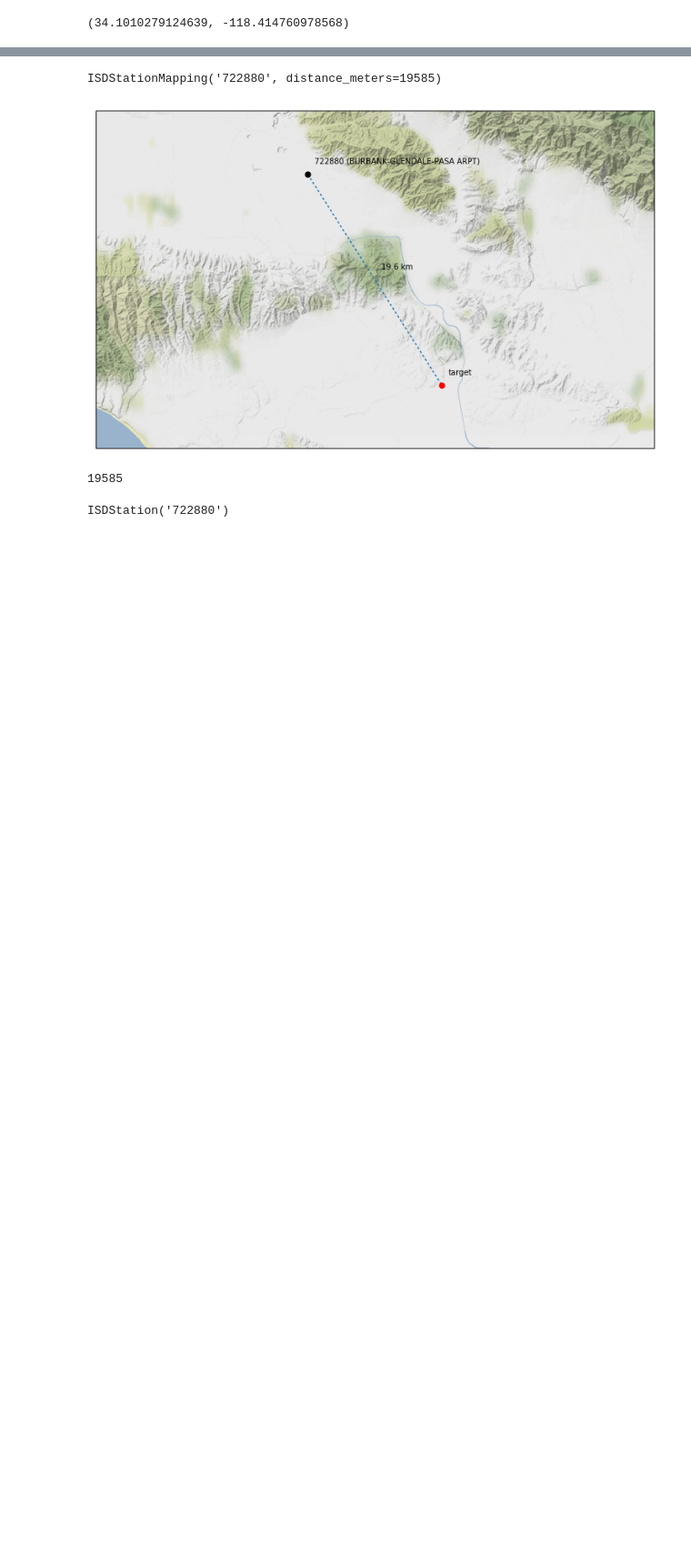
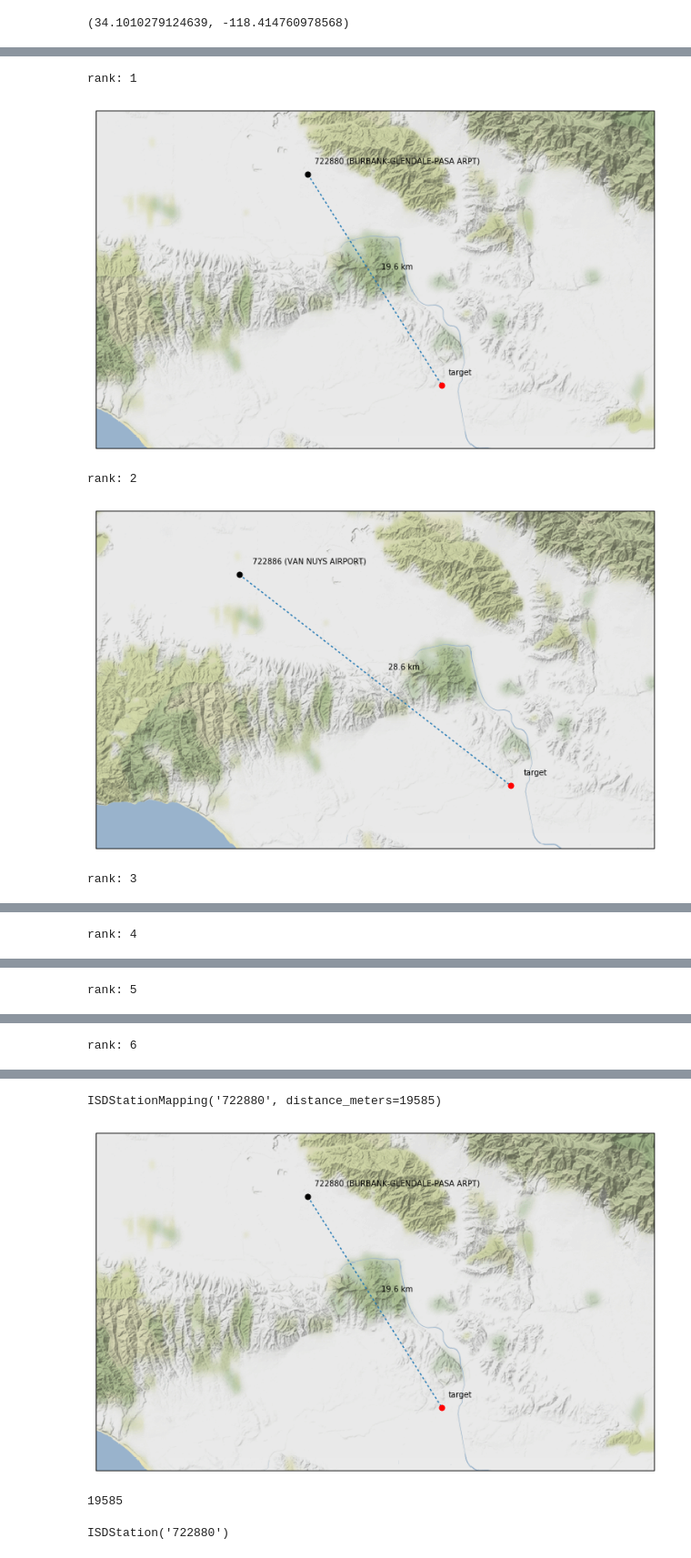
Before and after one commit to openeemeter/eeweather, a Jupyter notebook: scripts/tutorial.ipynb, the cells around one changed output, grey strips where cells are left out. Shown at 91% size. Saved outputs shown, nothing was run; the diff lists cells and outputs as text; code cells hidden in the pictures; blank space fills up the shorter version.

Commit message:
Candidate ranking helpers

```diff
--- a/scripts/tutorial.ipynb
+++ b/scripts/tutorial.ipynb
@@ -43,3 +26,14 @@ lat, long
 # %%
 # default coordinates are in downtown Los Angeles
 lat, long = (34.0522, -118.2437)
+# %%
+cz_candidates = eeweather.ranked_candidate_stations(
+    lat, long,
+    match_iecc_climate_zone=True,
+    match_iecc_moisture_regime=True,
+    match_ba_climate_zone=True,
+    match_ca_climate_zone=True,
+    minimum_quality='high',
+    is_tmy3=True,
+    is_cz2010=True,
+)
@@ -45,0 +47,7 @@ lat, long = (34.0522, -118.2437)
+# %%
+all_candidates = eeweather.ranked_candidate_stations(
+    lat, long,
+    minimum_quality='high',
+    is_tmy3=True,
+    is_cz2010=True,
+)
@@ -45,0 +64,2 @@ lat, long = (34.0522, -118.2437)
+# %%
+combined_candidates = eeweather.combine_ranked_candidates([cz_candidates, all_candidates.head()])
@@ -45,0 +77,12 @@ lat, long = (34.0522, -118.2437)
+# %%
+mapping_results = eeweather.ranked_mappings(lat, long, combined_candidates)
+for i, result in enumerate(mapping_results):
+    print('rank: {}'.format(i + 1))
+    result.plot()
+    plt.show()
+# %% [output]
+rank: 1
+[figure, added]
+rank: 2
+[figure, added]
+rank: 3
@@ -45,0 +90 @@ lat, long = (34.0522, -118.2437)
+rank: 4
@@ -45,0 +92 @@ lat, long = (34.0522, -118.2437)
+rank: 5
@@ -45,0 +94 @@ lat, long = (34.0522, -118.2437)
+rank: 6
```
Also changed, not shown: parts of 5 cells of this notebook, 3 other files.
